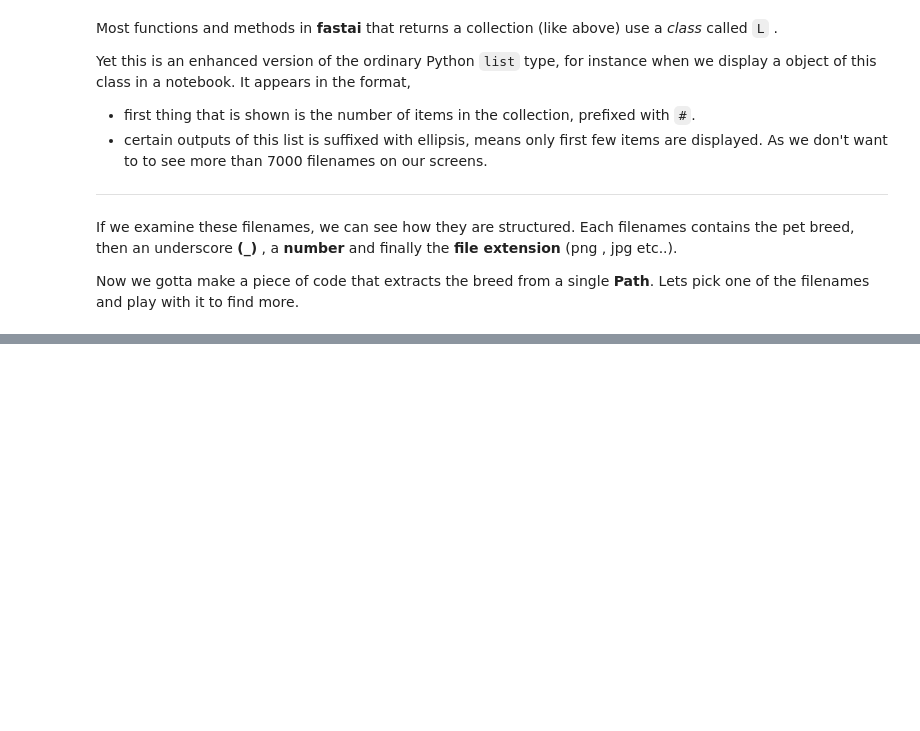
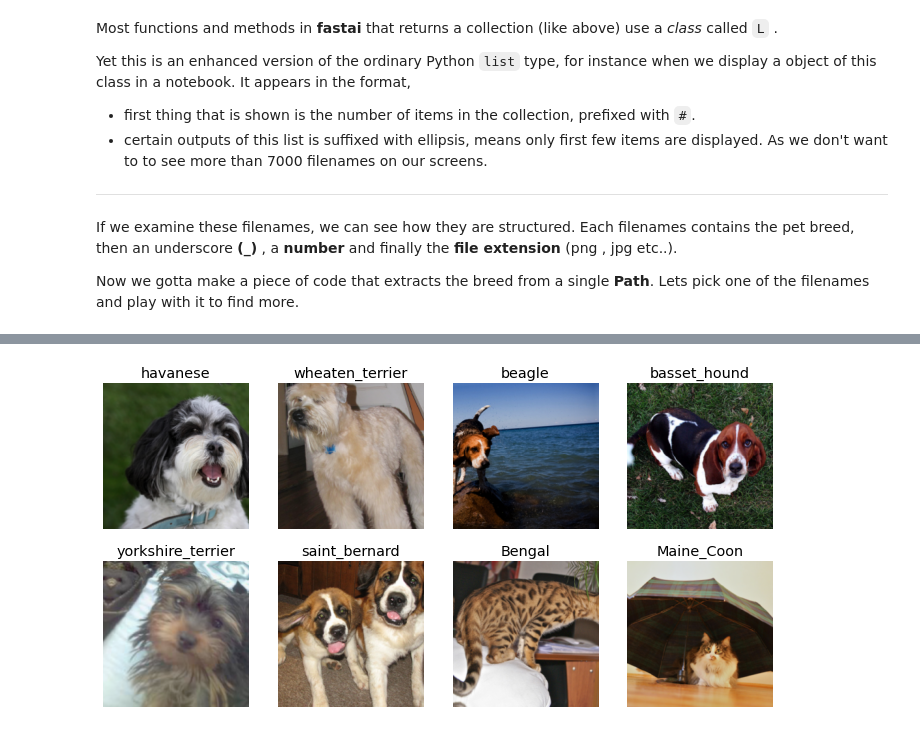
Before and after one commit to ashikshafi08/Learning-Fastai, a Jupyter notebook: Chapters Notebooks/Image_Classification.ipynb, the cells around one changed output, grey strips where cells are left out. Cells and saved outputs as stored; diff of their text form; code cells hidden in the pictures; blank space fills up the shorter version.

```diff
--- a/Chapters Notebooks/Image_Classification.ipynb
+++ b/Chapters Notebooks/Image_Classification.ipynb
@@ -116,0 +154,12 @@ A regular expression is a special string, written in the regular expression lang
+# %%
+# Building a DataBlock
+
+pets = DataBlock(blocks = (ImageBlock , CategoryBlock) ,
+                 get_items = get_image_files ,
+                 splitter = RandomSplitter(seed = 42) ,
+                 get_y = using_attr(RegexLabeller(r'(.+)_\d+.jpg$') , 'name') ,
+                 item_tfms = Resize(460) ,
+                 batch_tfms = aug_transforms(size = 224 , min_scale=0.75))
+
+# Creating a dataloaders
+dls = pets.dataloaders(path/'images')
@@ -116,0 +217,5 @@ A regular expression is a special string, written in the regular expression lang
+# %%
+# By using show batch method
+dls.show_batch(nrows = 2 , ncols = 4)
+# %% [output]
+[figure, added]
```
Also changed, not shown: parts of 12 cells of this notebook.
